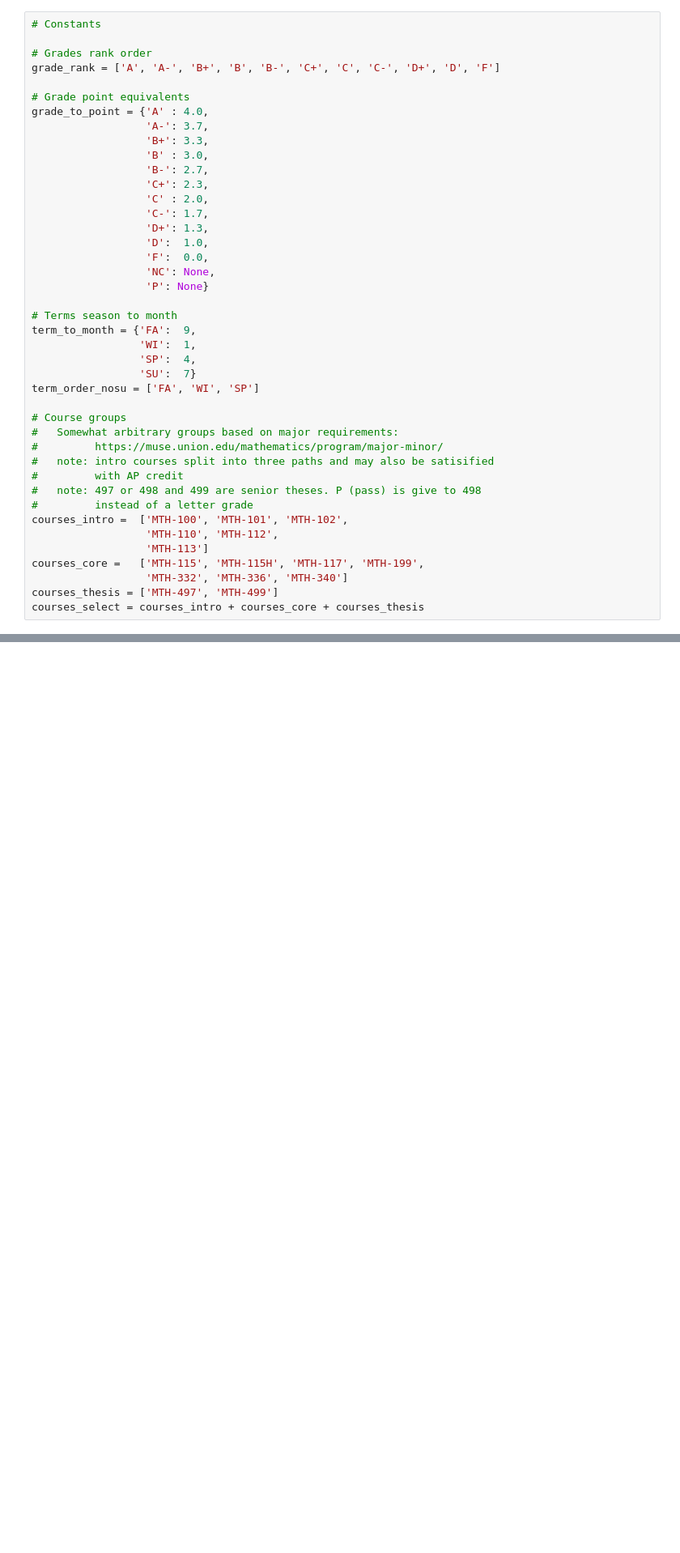
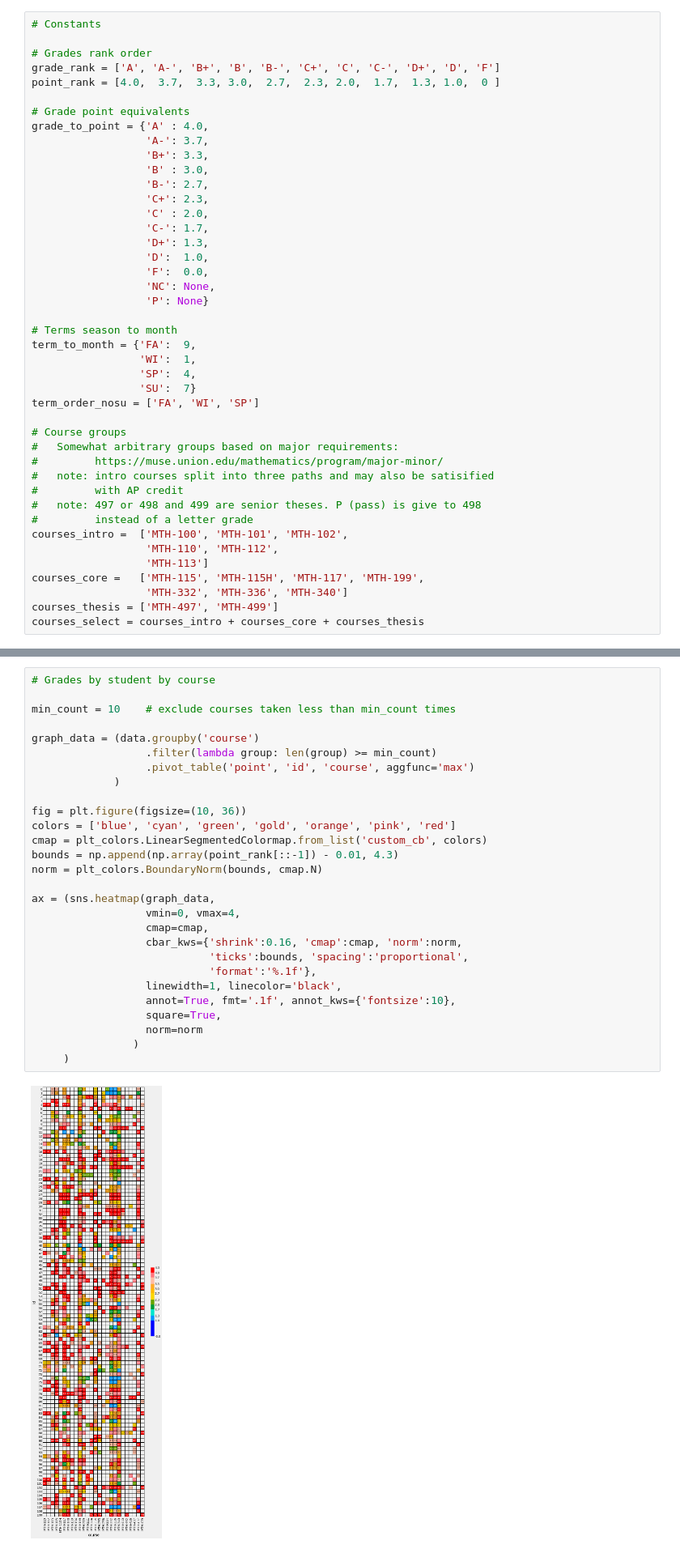
Before and after one commit to pmgasper/union_students, a Jupyter notebook: data_exploration.ipynb, the cells around one changed output, grey strips where cells are left out. Shown at 81% size. Saved outputs shown, nothing was run; the diff lists cells and outputs as text; blank space fills up the shorter version.

Commit message:
working on grade point by student by class graph

```diff
--- a/data_exploration.ipynb
+++ b/data_exploration.ipynb
@@ -23,6 +24,7 @@ pd.set_option('max_columns', 50)
 
 # Grades rank order
 grade_rank = ['A', 'A-', 'B+', 'B', 'B-', 'C+', 'C', 'C-', 'D+', 'D', 'F']
+point_rank = [4.0,  3.7,  3.3, 3.0,  2.7,  2.3, 2.0,  1.7,  1.3, 1.0,  0 ]
 
 # Grade point equivalents
 grade_to_point = {'A' : 4.0,
@@ -543,3 +549,33 @@ plt.show()
+# %%
+# Grades by student by course
+
+min_count = 10    # exclude courses taken less than min_count times
+
+graph_data = (data.groupby('course')
+                  .filter(lambda group: len(group) >= min_count)
+                  .pivot_table('point', 'id', 'course', aggfunc='max')
+             )
+
+fig = plt.figure(figsize=(10, 36))
+colors = ['blue', 'cyan', 'green', 'gold', 'orange', 'pink', 'red']
+cmap = plt_colors.LinearSegmentedColormap.from_list('custom_cb', colors)
+bounds = np.append(np.array(point_rank[::-1]) - 0.01, 4.3)
+norm = plt_colors.BoundaryNorm(bounds, cmap.N)
+
+ax = (sns.heatmap(graph_data,
+                  vmin=0, vmax=4,
+                  cmap=cmap,
+                  cbar_kws={'shrink':0.16, 'cmap':cmap, 'norm':norm,
+                            'ticks':bounds, 'spacing':'proportional',
+                            'format':'%.1f'},
+                  linewidth=1, linecolor='black',
+                  annot=True, fmt='.1f', annot_kws={'fontsize':10},
+                  square=True,
+                  norm=norm
+                )
+     )
+# %% [output]
+[figure, added]
 # %% [markdown]
 ### Resources
 
```
Also changed, not shown: parts of 7 cells of this notebook.
